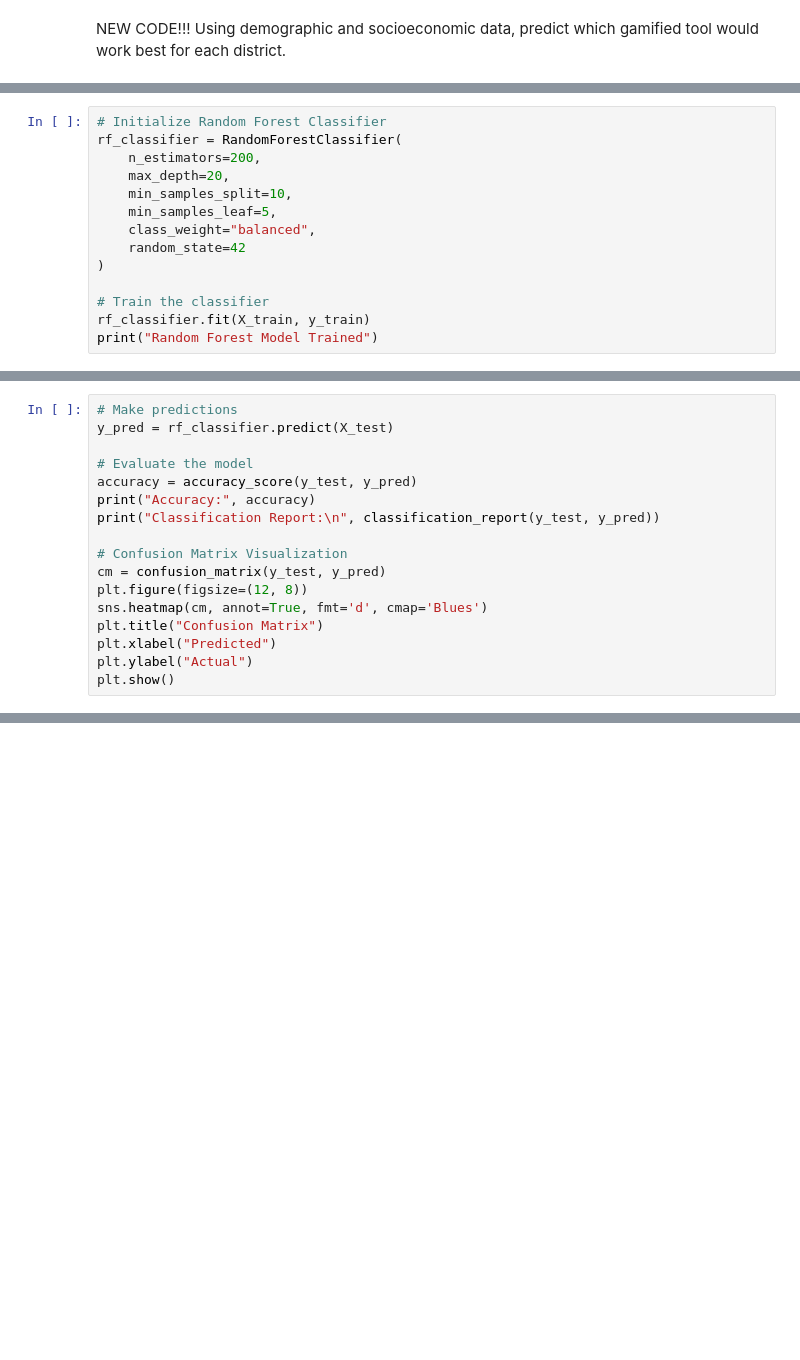
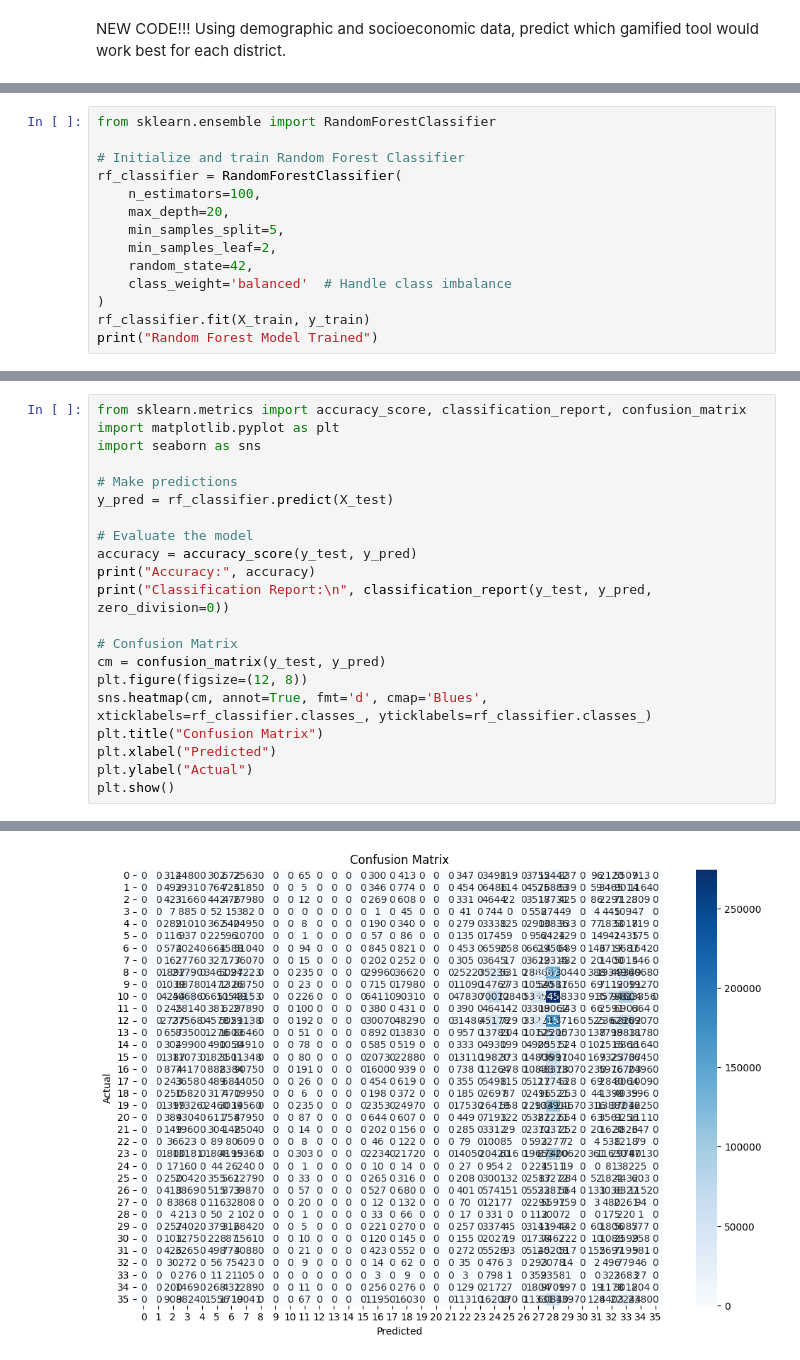
Before and after one commit to sarahrandolphw/edu4VA, a Jupyter notebook: gaming_and_learning.ipynb, the cells around one changed output, grey strips where cells are left out. Drawn from its saved outputs; the diff is of its cells as text; blank space fills up the shorter version.

```diff
--- a/gaming_and_learning.ipynb
+++ b/gaming_and_learning.ipynb
@@ -269,16 +280,16 @@ print("Data Split into Training and Test Sets")
 # %% [output]
 Data Split into Training and Test Sets
 # %%
-# Initialize Random Forest Classifier
+from sklearn.ensemble import RandomForestClassifier
+
+# Initialize and train Random Forest Classifier
 rf_classifier = RandomForestClassifier(
-    n_estimators=200,
+    n_estimators=100,
     max_depth=20,
-    min_samples_split=10,
-    min_samples_leaf=5,
-    class_weight="balanced",
-    random_state=42
+    min_samples_split=5,
+    min_samples_leaf=2,
+    random_state=42,
+    class_weight='balanced'  # Handle class imbalance
 )
-
-# Train the classifier
 rf_classifier.fit(X_train, y_train)
 print("Random Forest Model Trained")
@@ -285,17 +298,22 @@ print("Random Forest Model Trained")
 # %%
+from sklearn.metrics import accuracy_score, classification_report, confusion_matrix
+import matplotlib.pyplot as plt
+import seaborn as sns
+
 # Make predictions
 y_pred = rf_classifier.predict(X_test)
 
 # Evaluate the model
 accuracy = accuracy_score(y_test, y_pred)
 print("Accuracy:", accuracy)
-print("Classification Report:\n", classification_report(y_test, y_pred))
+print("Classification Report:\n", classification_report(y_test, y_pred, zero_division=0))
 
-# Confusion Matrix Visualization
+# Confusion Matrix
 cm = confusion_matrix(y_test, y_pred)
 plt.figure(figsize=(12, 8))
-sns.heatmap(cm, annot=True, fmt='d', cmap='Blues')
+sns.heatmap(cm, annot=True, fmt='d', cmap='Blues', xticklabels=rf_classifier.classes_, yticklabels=rf_classifier.classes_)
 plt.title("Confusion Matrix")
 plt.xlabel("Predicted")
 plt.ylabel("Actual")
 plt.show()
+# %% [output]
@@ -302,3 +337,4 @@ plt.show()
+[figure, added]
 # %%
 # Plot feature importance
 feature_importances = rf_classifier.feature_importances_
```
Also changed, not shown: parts of 23 cells of this notebook.
